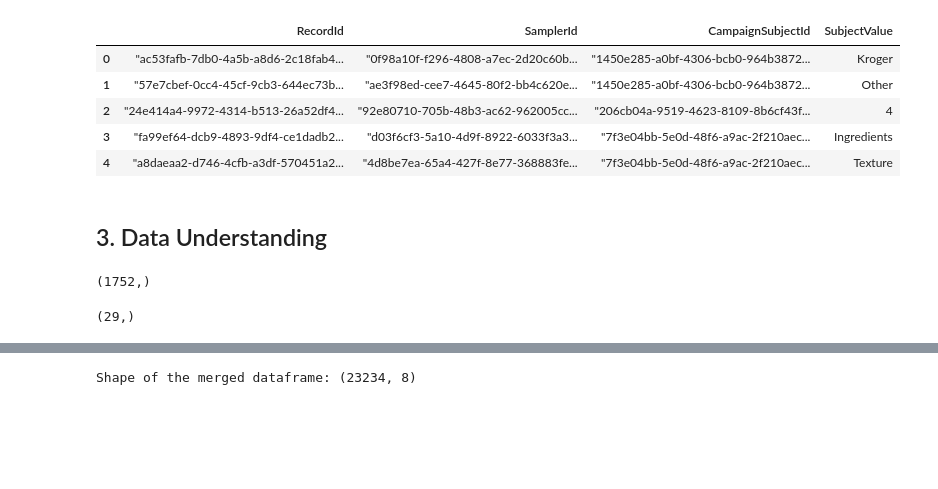
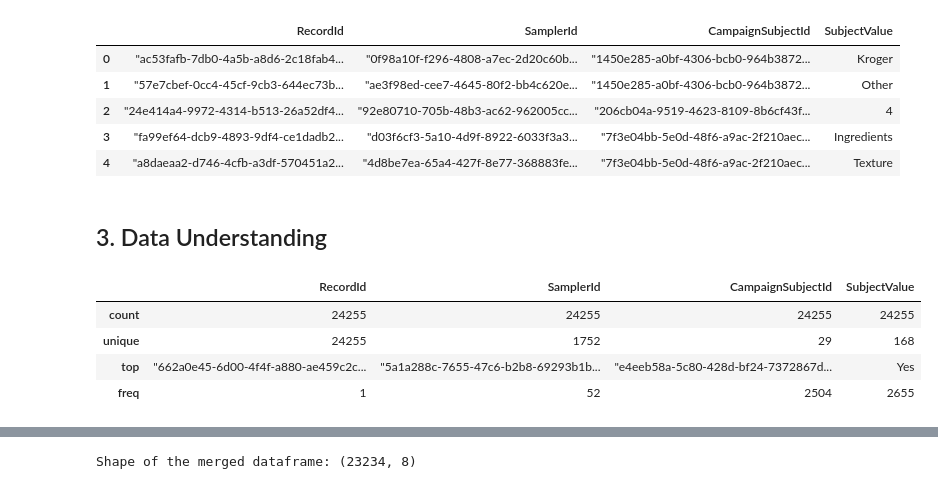
Before and after one commit to garfield-gray/DataMining, a Jupyter notebook: peekageHiringChallenge.ipynb, the cells around one changed output, grey strips where cells are left out. Drawn from its saved outputs; the diff is of its cells as text; code cells hidden in the pictures; blank space fills up the shorter version.

```diff
--- a/peekageHiringChallenge.ipynb
+++ b/peekageHiringChallenge.ipynb
@@ -76,11 +76,11 @@ rawData.head()
 | 4 | "a8daeaa2-d746-4cfb-a3df-570451a2... | "4d8be7ea-65a4-427f-8e77-368883fe... | "7f3e04bb-5e0d-48f6-a9ac-2f210aec... | Texture |
 # %% [markdown]
 ## 3. Data Understanding
-# %%
-rawData['SamplerId'].unique().shape
-# %% [output]
-(1752,)
-# %%
-rawData['CampaignSubjectId'].unique().shape
-# %% [output]
-(29,)
+# %%
+rawData.describe()
+# %% [output]
+|  | RecordId | SamplerId | CampaignSubjectId | SubjectValue |
+| count | 24255 | 24255 | 24255 | 24255 |
+| unique | 24255 | 1752 | 29 | 168 |
+| top | "662a0e45-6d00-4f4f-a880-ae459c2c... | "5a1a288c-7655-47c6-b2b8-69293b1b... | "e4eeb58a-5c80-428d-bf24-7372867d... | Yes |
+| freq | 1 | 52 | 2504 | 2655 |
```
Also changed, not shown: parts of 9 cells of this notebook.
